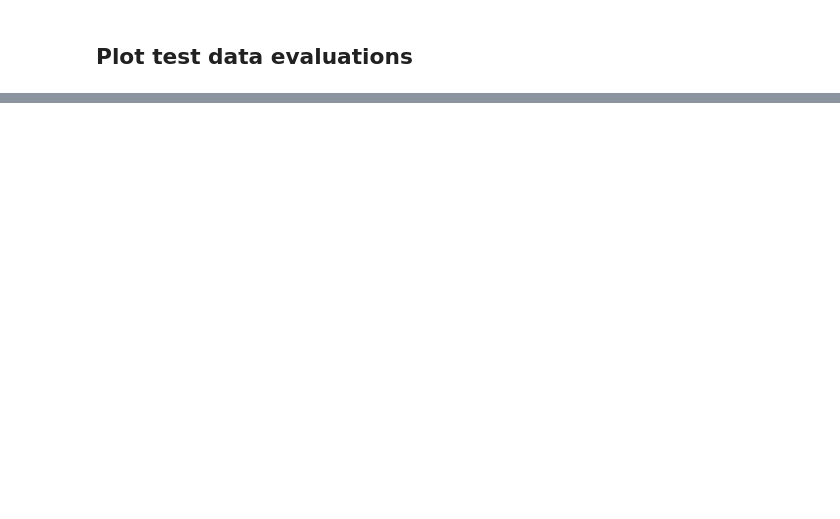
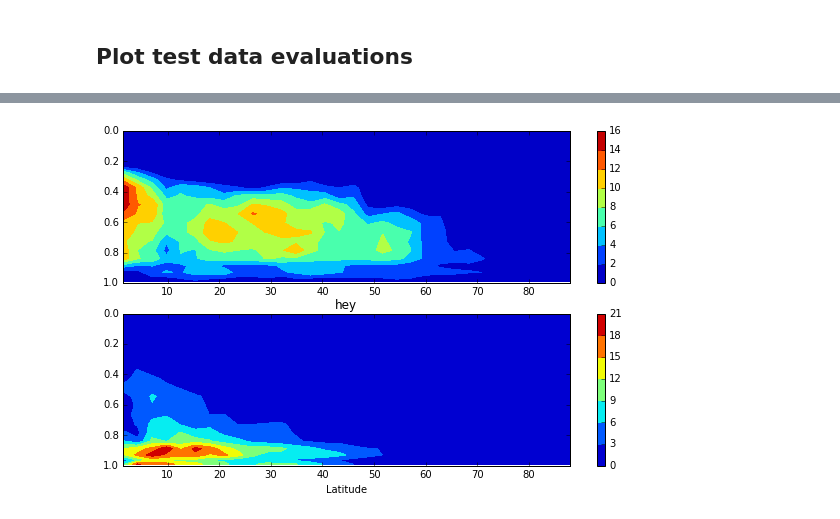
Before and after one commit to jgdwyer/ML-convection, a Jupyter notebook: Neural Network Workbook.ipynb, the cells around one changed output, grey strips where cells are left out. Cells and saved outputs as stored; diff of their text form; code cells hidden in the pictures; blank space fills up the shorter version.

```diff
--- a/Neural Network Workbook.ipynb
+++ b/Neural Network Workbook.ipynb
@@ -128,3 +133,10 @@ nnplot.plot_rmse_vs_lat(r_mlp_eval, figpath, data_dir='./data/',minlev=0.0,raino
 #     r_mlp.append(build_nn('regress',['Tanh']                             ,[500]        ,n_iter,batch_size,'momentum'))
 #     r_mlp.append(build_nn('regress',['Tanh','Tanh']                      ,[500,500]    ,n_iter,batch_size,'momentum',learning_momentum=0.7))
 #     r_mlp.append(build_nn('regress',['Tanh','Tanh']                      ,[500,500]    ,n_iter,batch_size,'sgd'))
+# %%
+reload(nnplot)
+nnplot.plot_contour(tt,qq,lathalf,levnow)
+plt.title('hey')
+plt.show()
+# %% [output]
+[figure, added]
```
Also changed, not shown: parts of 9 cells of this notebook, 20 other files.
